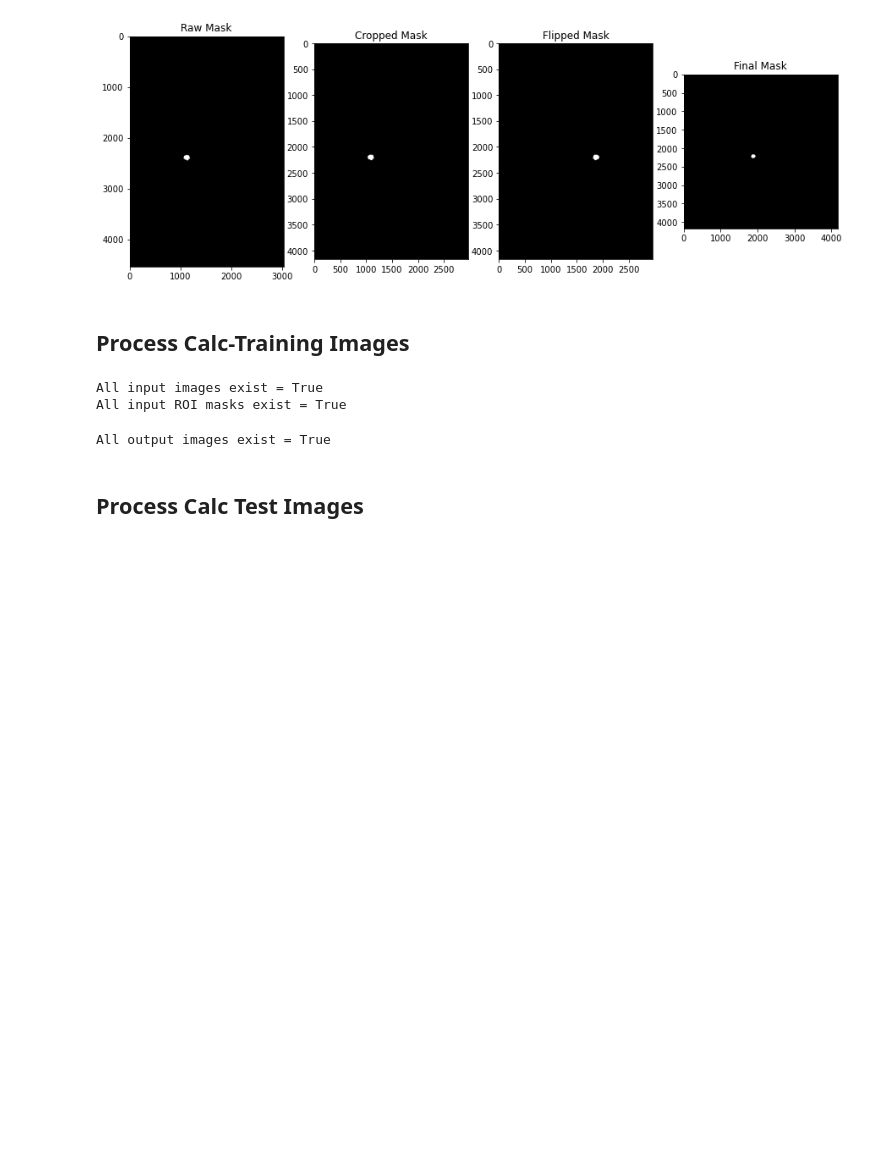
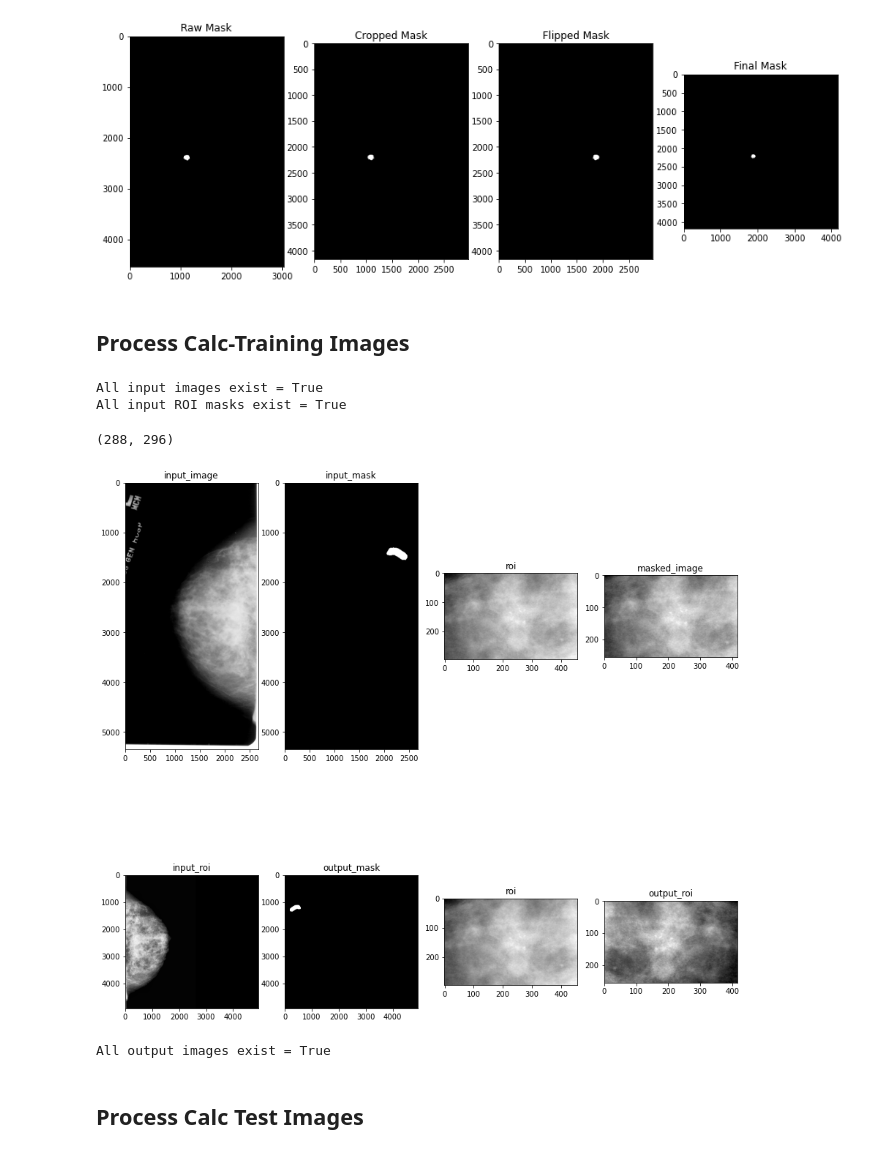
Before and after one commit to ryanhantruong/cbis-ddsm-classifier, a Jupyter notebook: Image_Preprocessing.ipynb, the cells around one changed output. Cells and saved outputs as stored; diff of their text form; code cells hidden in the pictures; blank space fills up the shorter version.

```diff
--- a/Image_Preprocessing.ipynb
+++ b/Image_Preprocessing.ipynb
@@ -382,6 +382,30 @@ for i in tqdm(range(df.shape[0])):
         mask = imageio.imread(mask_input_files[j])
         mask_pre = maskPreprocess(mask,lr_flip)
         imageio.imwrite(mask_output_files[j],(255*mask_pre).astype(np.uint8))
+# %%
+np.shape(input_roi)
+# %% [output]
+(288, 296)
+# %%
+i = 22
+mask_input_files = glob2.glob(input_topdir+df["samp_prefix"].tolist()[i]+"_*/**/000001.png")
+mask_output_files = [re.sub(input_topdir,output_topdir,x) for x in mask_input_files]
+roi_input_files = glob2.glob(input_topdir+df["samp_prefix"].tolist()[i]+"_*/**/000000.png")
+roi_image = imageio.imread(roi_input_files[0])
+input_image = imageio.imread(df["input_img_path"].tolist()[i])
+input_mask = imageio.imread(mask_input_files[0])
+rows,cols = np.where(input_mask==np.max(input_mask))
+xmin = min(rows); xmax = max(rows); ymin = min(cols); ymax = max(cols)
+input_roi = input_image[xmin:xmax,ymin:ymax]
+output_image = imageio.imread(df["output_img_path"].tolist()[i])
+output_mask = imageio.imread(mask_output_files[0])
+rows,cols = np.where(output_mask==np.max(output_mask))
+xmin = min(rows); xmax = max(rows); ymin = min(cols); ymax = max(cols)
+output_roi = output_image[xmin:xmax,ymin:ymax]
+display_images([input_image,input_mask,roi_image,input_roi,output_image,output_mask,roi_image,output_roi],
+               ['input_image','input_mask','roi','masked_image','input_roi','output_mask','roi','output_roi'],ncol=4)
+# %% [output]
+[figure, added]
 # %%
 print("All output images exist = "+str(all(np.array([Path(x).is_file() for x in df["output_img_path"].tolist()]))))
 # %% [output]
```
Also changed, not shown: 1 other file.
